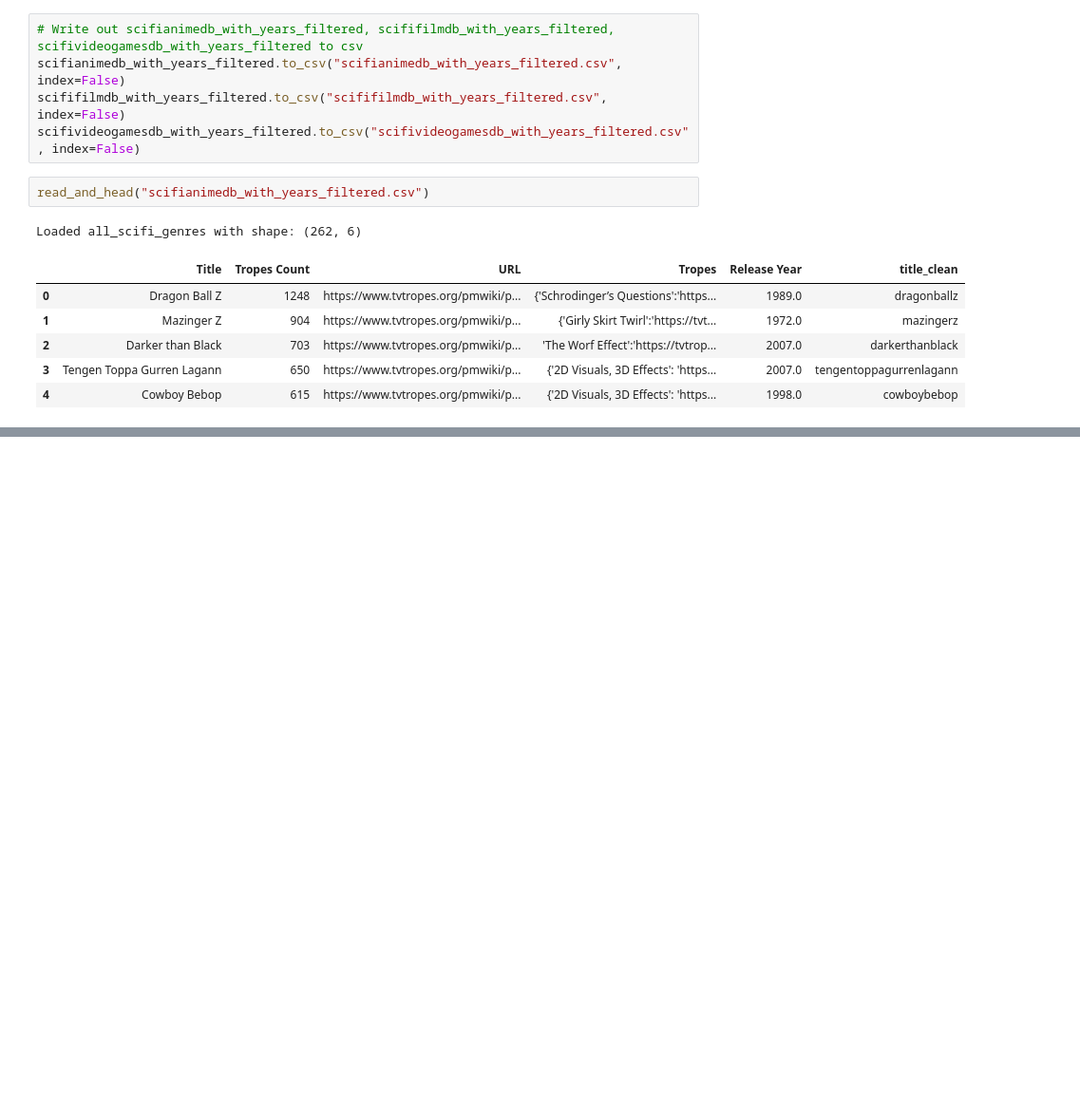
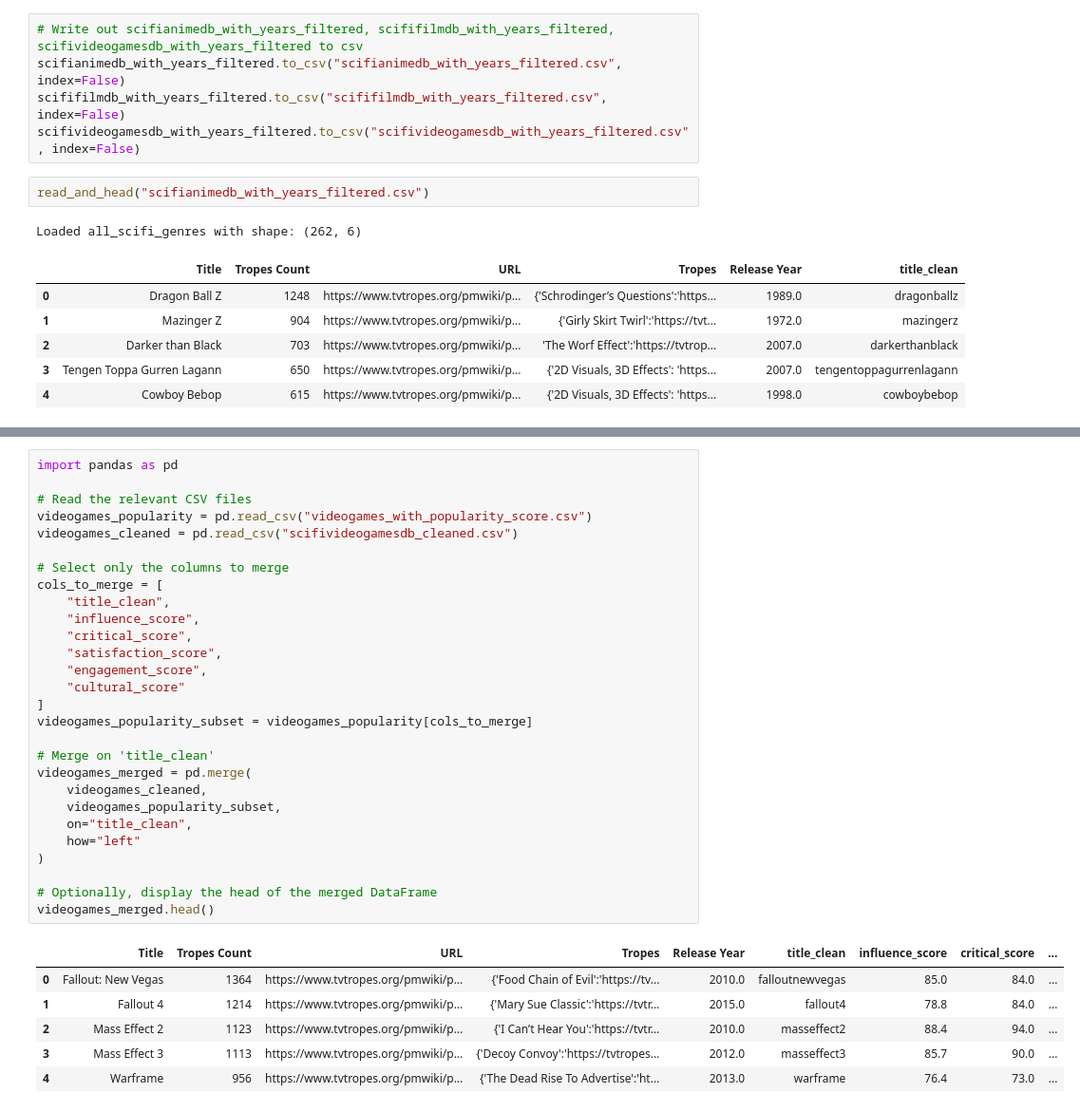
Before and after one commit to MichaelCai0301/scifitropes-dataset, a Jupyter notebook: altered_data/playground.ipynb, the cells around one changed output, grey strips where cells are left out. Shown at 95% size. Drawn from its saved outputs; the diff is of its cells as text; blank space fills up the shorter version.

```diff
--- a/altered_data/playground.ipynb
+++ b/altered_data/playground.ipynb
@@ -337,0 +359,35 @@ Loaded all_scifi_genres with shape: (262, 6)
+# %%
+import pandas as pd
+
+# Read the relevant CSV files
+videogames_popularity = pd.read_csv("videogames_with_popularity_score.csv")
+videogames_cleaned = pd.read_csv("scifivideogamesdb_cleaned.csv")
+
+# Select only the columns to merge
+cols_to_merge = [
+    "title_clean",
+    "influence_score",
+    "critical_score",
+    "satisfaction_score",
+    "engagement_score",
+    "cultural_score"
+]
+videogames_popularity_subset = videogames_popularity[cols_to_merge]
+
+# Merge on 'title_clean'
+videogames_merged = pd.merge(
+    videogames_cleaned,
+    videogames_popularity_subset,
+    on="title_clean",
+    how="left"
+)
+
+# Optionally, display the head of the merged DataFrame
+videogames_merged.head()
+# %% [output]
+|  | Title | Tropes Count | URL | Tropes | Release Year | title_clean | influence_score | critical_score | ... |
+| 0 | Fallout: New Vegas | 1364 | https://www.tvtropes.org/pmwiki/p... | {'Food Chain of Evil':'https://tv... | 2010.0 | falloutnewvegas | 85.0 | 84.0 | ... |
+| 1 | Fallout 4 | 1214 | https://www.tvtropes.org/pmwiki/p... | {'Mary Sue Classic':'https://tvtr... | 2015.0 | fallout4 | 78.8 | 84.0 | ... |
+| 2 | Mass Effect 2 | 1123 | https://www.tvtropes.org/pmwiki/p... | {'I Can’t Hear You':'https://tvtr... | 2010.0 | masseffect2 | 88.4 | 94.0 | ... |
+| 3 | Mass Effect 3 | 1113 | https://www.tvtropes.org/pmwiki/p... | {'Decoy Convoy':'https://tvtropes... | 2012.0 | masseffect3 | 85.7 | 90.0 | ... |
+| 4 | Warframe | 956 | https://www.tvtropes.org/pmwiki/p... | {'The Dead Rise To Advertise':'ht... | 2013.0 | warframe | 76.4 | 73.0 | ... |
```
Also changed, not shown: parts of 14 cells of this notebook, 5 other files.
